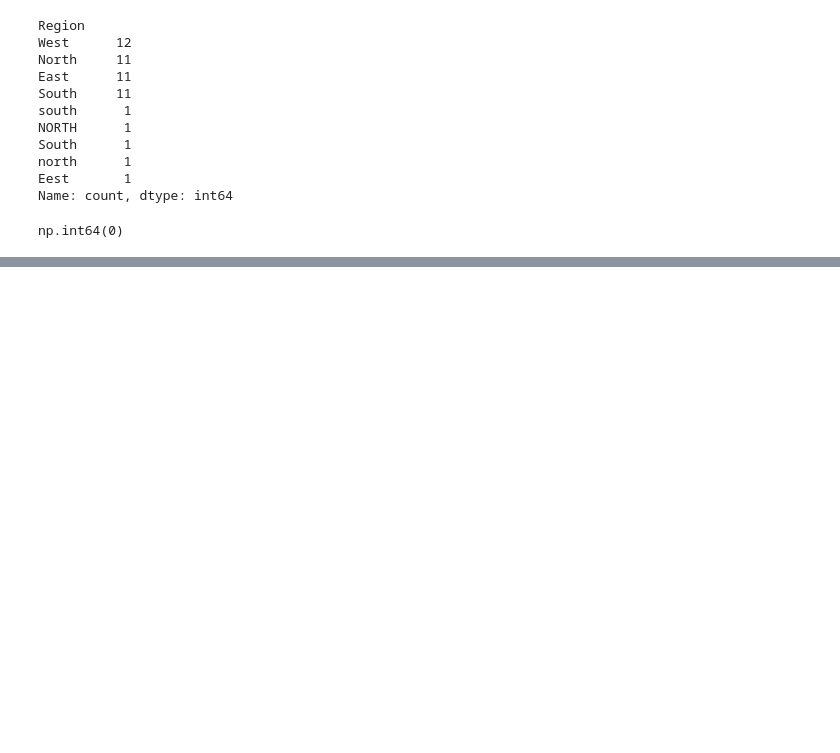
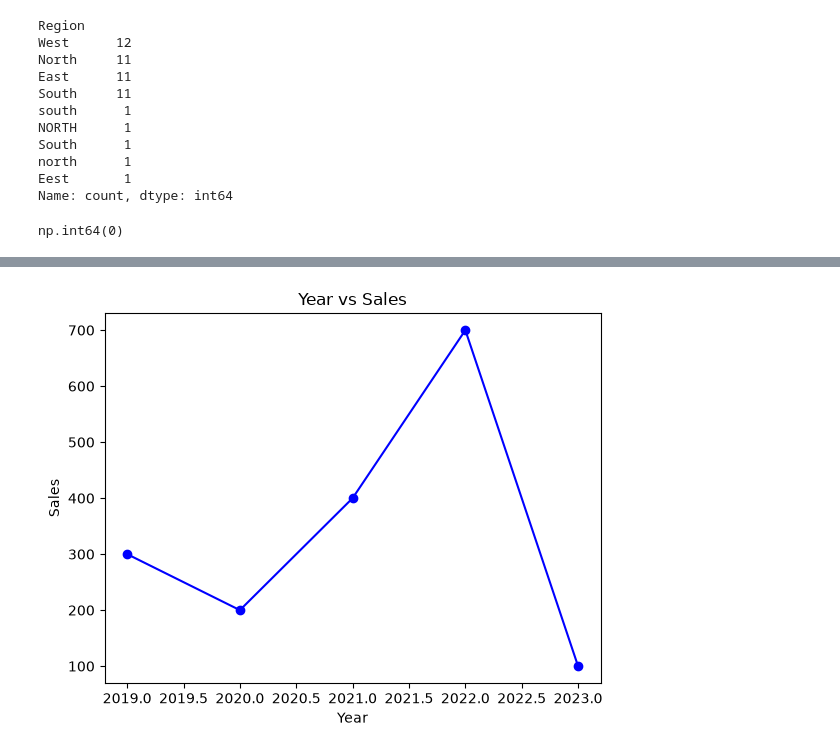
Before and after one commit to Singh-Rimjhim/HCL_Training, a Jupyter notebook: Day_03.ipynb, the cells around one changed output, grey strips where cells are left out. Saved outputs shown, nothing was run; the diff lists cells and outputs as text; code cells hidden in the pictures; blank space fills up the shorter version.

```diff
--- a/Day_03.ipynb
+++ b/Day_03.ipynb
@@ -189,0 +219,13 @@ sales = sales.drop_duplicates()
+# %%
+# Line plot
+year = [2019, 2020, 2021, 2022, 2023]
+sales = [300, 200, 400, 700, 100]
+
+plt.xlabel('Year')
+plt.ylabel('Sales')
+plt.title('Year vs Sales')
+
+plt.plot(year, sales, color='blue', marker='o')
+plt.show()
+# %% [output]
+[figure, added]
```
Also changed, not shown: parts of 17 cells of this notebook.
